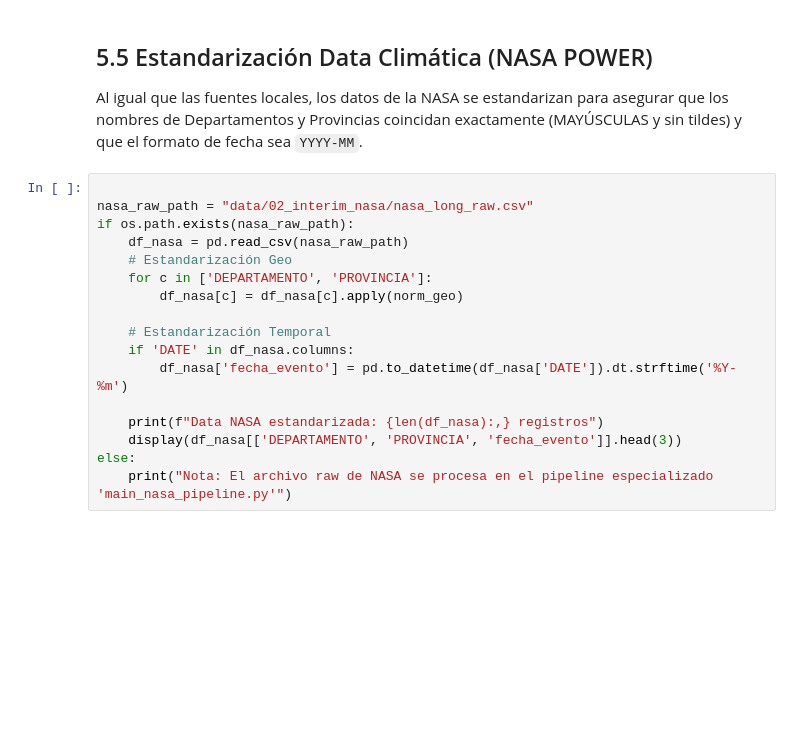
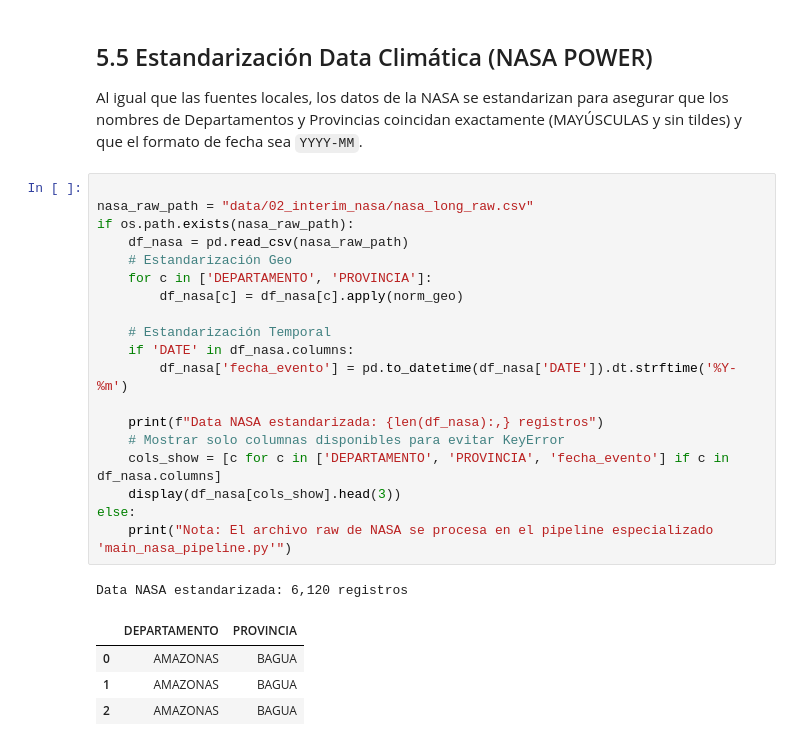
Before and after one commit to YeralD21/Machine-Learning-Multimodal--Agro-NLP-Clima-, a Jupyter notebook: notebooks/actividad_05_limpieza.ipynb, the cells around one changed output. Drawn from its saved outputs; the diff is of its cells as text; blank space fills up the shorter version.

Commit message:
Pipeline Fase 1 completado: Star Schema v2.0 (5 dimensiones), notebooks regenerados y ejecutados con éxito, solución de errores de codificación en Windows.

```diff
--- a/notebooks/actividad_05_limpieza.ipynb
+++ b/notebooks/actividad_05_limpieza.ipynb
@@ -97,17 +131,25 @@ Al igual que las fuentes locales, los datos de la NASA se estandarizan para aseg
 # %%
 
 nasa_raw_path = "data/02_interim_nasa/nasa_long_raw.csv"
 if os.path.exists(nasa_raw_path):
     df_nasa = pd.read_csv(nasa_raw_path)
     # Estandarización Geo
     for c in ['DEPARTAMENTO', 'PROVINCIA']:
         df_nasa[c] = df_nasa[c].apply(norm_geo)
 
     # Estandarización Temporal
     if 'DATE' in df_nasa.columns:
         df_nasa['fecha_evento'] = pd.to_datetime(df_nasa['DATE']).dt.strftime('%Y-%m')
 
     print(f"Data NASA estandarizada: {len(df_nasa):,} registros")
-    display(df_nasa[['DEPARTAMENTO', 'PROVINCIA', 'fecha_evento']].head(3))
+    # Mostrar solo columnas disponibles para evitar KeyError
+    cols_show = [c for c in ['DEPARTAMENTO', 'PROVINCIA', 'fecha_evento'] if c in df_nasa.columns]
+    display(df_nasa[cols_show].head(3))
 else:
     print("Nota: El archivo raw de NASA se procesa en el pipeline especializado 'main_nasa_pipeline.py'")
+# %% [output]
+Data NASA estandarizada: 6,120 registros
+|  | DEPARTAMENTO | PROVINCIA |
+| 0 | AMAZONAS | BAGUA |
+| 1 | AMAZONAS | BAGUA |
+| 2 | AMAZONAS | BAGUA |
```
Also changed, not shown: parts of 5 cells of this notebook, 9 other files.
